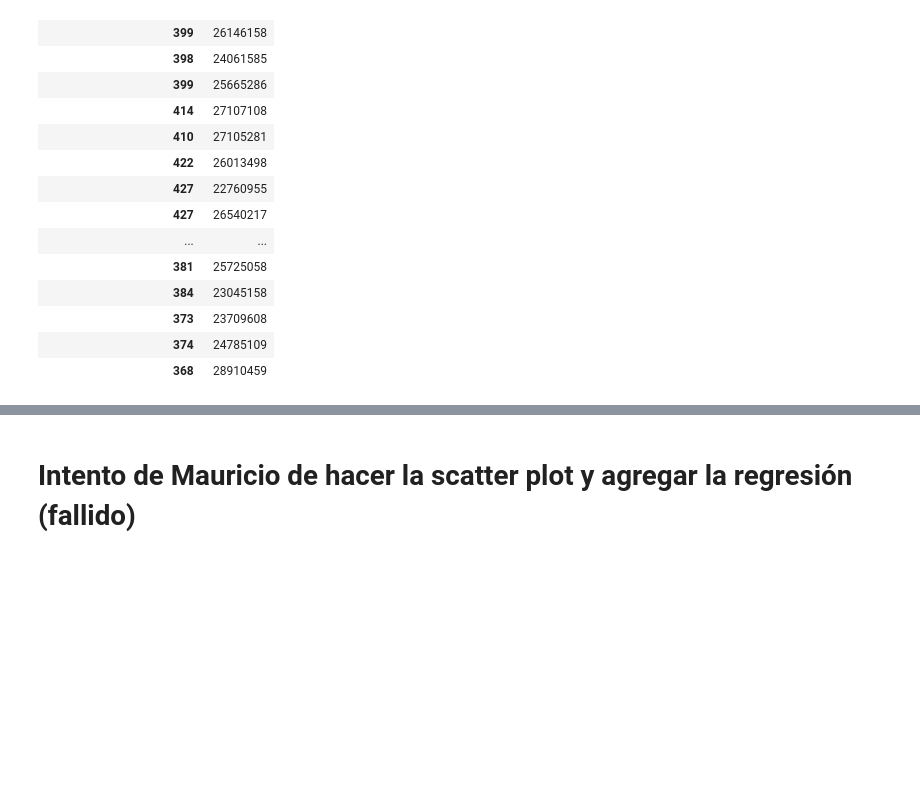
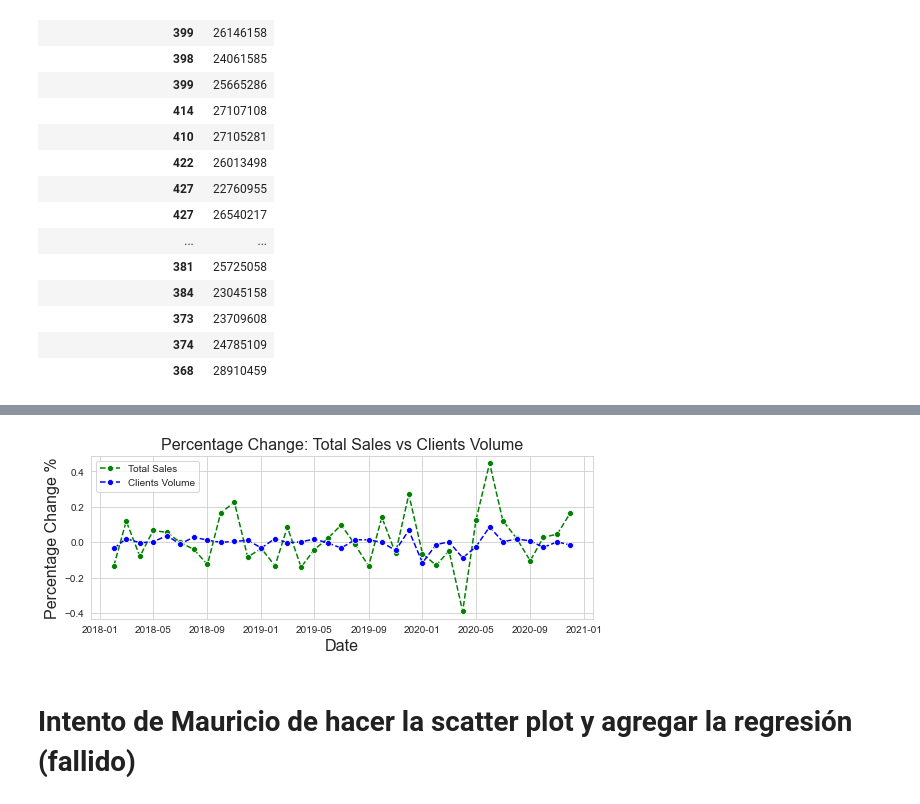
Before and after one commit to MauCFD/Project_1, a Jupyter notebook: project 1 - Analyzing a Loyalty Program/Loyalty Program - analyzing data.ipynb, the cells around one changed output, grey strips where cells are left out. Drawn from its saved outputs; the diff is of its cells as text; code cells hidden in the pictures; blank space fills up the shorter version.

Commit message:
Agregando el nuevo chart de cambios porcentuales en Ventas Totales y Volumen de Clientes

```diff
--- a/project 1 - Analyzing a Loyalty Program/Loyalty Program - analyzing data.ipynb
+++ b/project 1 - Analyzing a Loyalty Program/Loyalty Program - analyzing data.ipynb
@@ -233,3 +203,35 @@ plt.show()
+# %%
+#Converting 'Year' and 'Month' in to a Complete Date Format (m-d-y)
+date_df = Project_df[Project_df['Month']!=24]
+date_df['date'] = pd.to_datetime(date_df[['Year','Month']].assign(DAY=1),format="%m-%d-%Y")
+
+#Create a new dataframe based on the new 'date' and create the columns for the count of 'Client ID' and the sum of 'Total Sales'
+
+pct_change_df = date_df.groupby(['date']).agg({'Client ID':'count',
+                                               'Total Sales': 'sum'}).reset_index()
+pct_change_df['Clients pctChange'] = pct_change_df['Client ID'].pct_change()
+pct_change_df['Total Sales pctChange'] = pct_change_df['Total Sales'].pct_change()
+
+#Create combo chart
+fig, ax1 = plt.subplots(figsize = (9,3))
+sns.set_style('whitegrid')
+
+#Create lineplot for the 'Total Sales Percentage Change'
+s = sns.lineplot(data=pct_change_df, x="date", y="Total Sales pctChange",
+             linestyle = 'dashed', marker = 'o', color = 'green', label = 'Total Sales')
+#Create lineplot for the 'Clients Volume Percentage Change'
+c = sns.lineplot(data=pct_change_df, x="date", y="Clients pctChange",
+             linestyle = 'dashed', marker = 'o', color = 'blue', label = 'Clients Volume')
+#Set title, label and legend
+plt.title('Percentage Change: Total Sales vs Clients Volume', fontsize = 16)
+plt.xlabel('Date', fontsize = 16)
+plt.ylabel('Percentage Change %', fontsize = 16)
+plt.legend(loc='best')
+
+#Show Plot
+plt.show()
+# %% [output]
+[figure, added]
 # %% [markdown]
 # Intento de Mauricio de hacer la scatter plot y agregar la regresión (fallido)
 # %%
```
Also changed, not shown: parts of 2 cells of this notebook, 3 other files.
